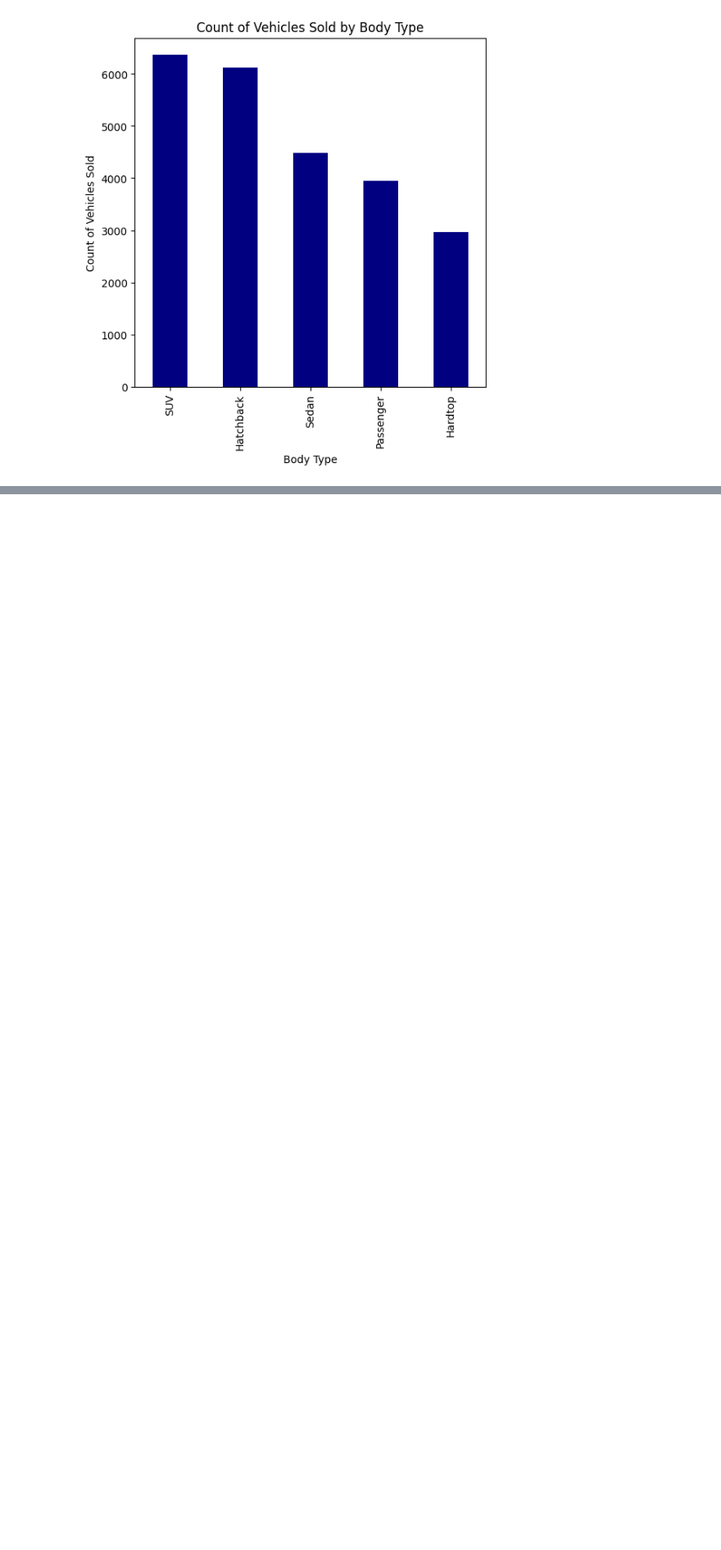
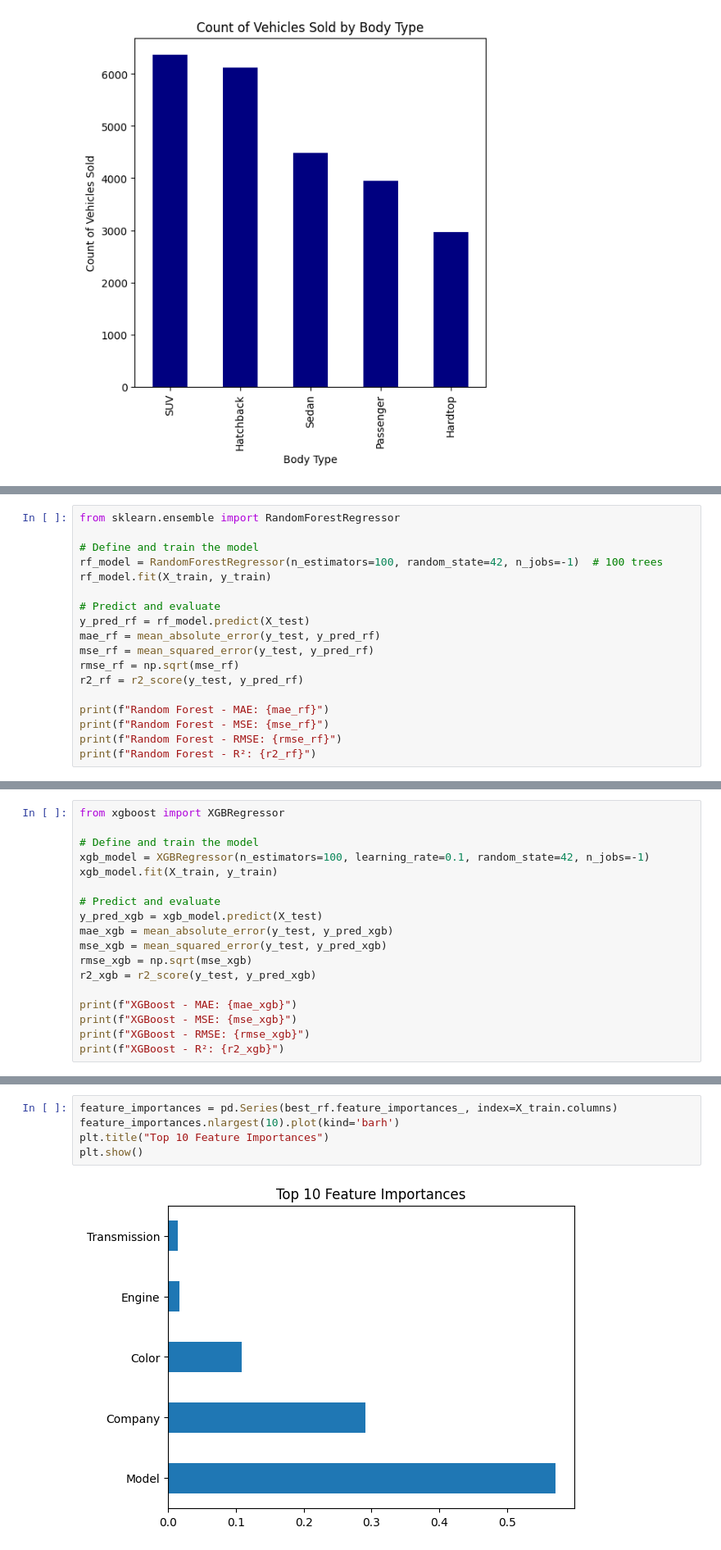
Before and after one commit to mutethiakigea/Car-Sales, a Jupyter notebook: car.ipynb, the cells around one changed output, grey strips where cells are left out. Shown at 82% size. Cells and saved outputs as stored; diff of their text form; blank space fills up the shorter version.

```diff
--- a/car.ipynb
+++ b/car.ipynb
@@ -224,0 +373,18 @@ plt.show()
+# %%
+from sklearn.ensemble import RandomForestRegressor
+
+# Define and train the model
+rf_model = RandomForestRegressor(n_estimators=100, random_state=42, n_jobs=-1)  # 100 trees
+rf_model.fit(X_train, y_train)
+
+# Predict and evaluate
+y_pred_rf = rf_model.predict(X_test)
+mae_rf = mean_absolute_error(y_test, y_pred_rf)
+mse_rf = mean_squared_error(y_test, y_pred_rf)
+rmse_rf = np.sqrt(mse_rf)
+r2_rf = r2_score(y_test, y_pred_rf)
+
+print(f"Random Forest - MAE: {mae_rf}")
+print(f"Random Forest - MSE: {mse_rf}")
+print(f"Random Forest - RMSE: {rmse_rf}")
+print(f"Random Forest - R²: {r2_rf}")
@@ -224,0 +398,18 @@ plt.show()
+# %%
+from xgboost import XGBRegressor
+
+# Define and train the model
+xgb_model = XGBRegressor(n_estimators=100, learning_rate=0.1, random_state=42, n_jobs=-1)
+xgb_model.fit(X_train, y_train)
+
+# Predict and evaluate
+y_pred_xgb = xgb_model.predict(X_test)
+mae_xgb = mean_absolute_error(y_test, y_pred_xgb)
+mse_xgb = mean_squared_error(y_test, y_pred_xgb)
+rmse_xgb = np.sqrt(mse_xgb)
+r2_xgb = r2_score(y_test, y_pred_xgb)
+
+print(f"XGBoost - MAE: {mae_xgb}")
+print(f"XGBoost - MSE: {mse_xgb}")
+print(f"XGBoost - RMSE: {rmse_xgb}")
+print(f"XGBoost - R²: {r2_xgb}")
@@ -224,0 +492,7 @@ plt.show()
+# %%
+feature_importances = pd.Series(best_rf.feature_importances_, index=X_train.columns)
+feature_importances.nlargest(10).plot(kind='barh')
+plt.title("Top 10 Feature Importances")
+plt.show()
+# %% [output]
+[figure, added]
```
Also changed, not shown: parts of 35 cells of this notebook, 4 other files.
